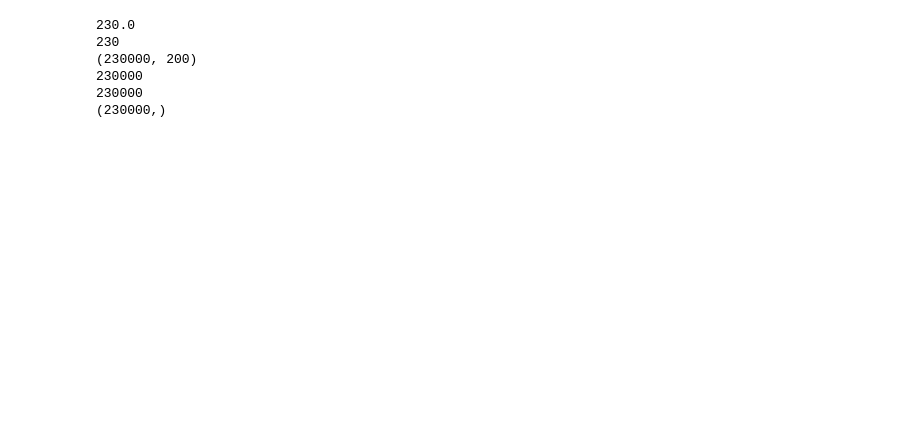
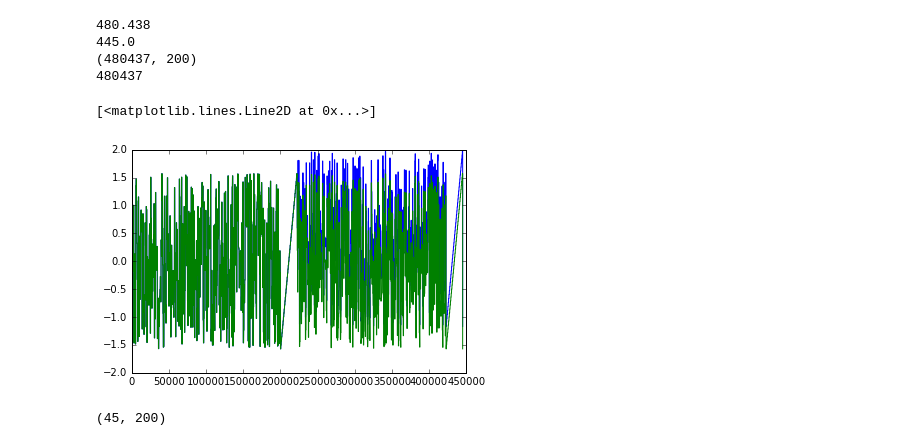
Before and after one commit to agaikova/owl, a Jupyter notebook: owl.ipynb, the cells around one changed output. Cells and saved outputs as stored; diff of their text form; code cells hidden in the pictures; blank space fills up the shorter version.

```diff
--- a/owl.ipynb
+++ b/owl.ipynb
@@ -12,9 +8,13 @@ The nengo.ipynb extension is already loaded. To reload it, use:
 # %%
+time_per_val = 0.5
+time_per_val_testing = 0.5
+train_int = 45
+train_time = train_int*time_per_val_testing
 childhood = 200
-training1 = childhood+90
-glasses_on = training1+136
-training2 = glasses_on+90
-mod = 23*(np.pi/180) #degrees
+training1 = childhood+train_time
+glasses_on = training1+200
+training2 = glasses_on+train_time
+mod = 23*(np.pi/180) #degrees to rad
 # %%
 def training_fn(t):
     if (t<= childhood) or (training1 <= t < glasses_on):
@@ -111,21 +118,33 @@ sim.run(training2)
 # %%
 print(sim.trange()[-1])
 print(training2)
-x = vals_testing
+#x = vals_testing
 
 #print((180/np.pi)*(x[i]-x[i+1]))
 y = sim.data[probe]#[-int():]
 #pickle.dump(sim.data[probe], open(owldata, 'wb'))
 print(y.shape)
 print(len(y))
-z = sim.trange()
-print (len(z))
-print(z.shape)
+#z = sim.trange()
+#plt.plot(z,y)
+mod_data = sim.data[probe_usemod]
+stim_data = sim.data[probe_stim]
+
+vis2_data = sim.data[probe2]
 # %% [output]
-230.0
-230
-(230000, 200)
-230000
-230000
-(230000,)
+480.438
+445.0
+(480437, 200)
+480437
+# %%
+#pylab.plot(mod_data[int(childhood/dt):int(training1/dt)])
+#pylab.plot(stim_data[int(childhood/dt):int(training1/dt)])
+dt = 0.001
+#pylab.plot(mod_data[int(glasses_on/dt):int(training2/dt)], c = 'r')
+#pylab.plot(stim_data[int(glasses_on/dt):int(training2/dt)])
+pylab.plot(mod_data)
+pylab.plot(stim_data)
+# %% [output]
+[<matplotlib.lines.Line2D at 0x...>]
+[figure, added]
 # %%
@@ -146,0 +208,17 @@ print(z.shape)
+# %%
+DIST = 10
+sim_1 = sim_gen(time_per_val_testing, len(vals_testing)-1)
+a=next(sim_1)
+#print a.shape
+
+mean = np.array([mean for mean in sim_1])
+print(mean.shape)
+n, rate_peaks = calc_norm(mean)
+out_, maxes = align_cut2(n, DIST, len(vals_testing))
+#print(out_)
+
+out = np.array(list(out_.values()))
+#mean_out = np.mean(out, axis=0)
+mean_out = filtered_mean(out)
+# %% [output]
+(45, 200)
```
Also changed, not shown: parts of 12 cells of this notebook.
